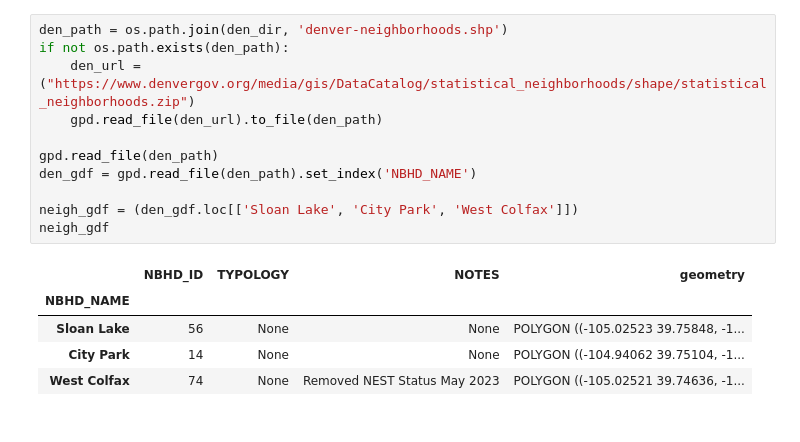
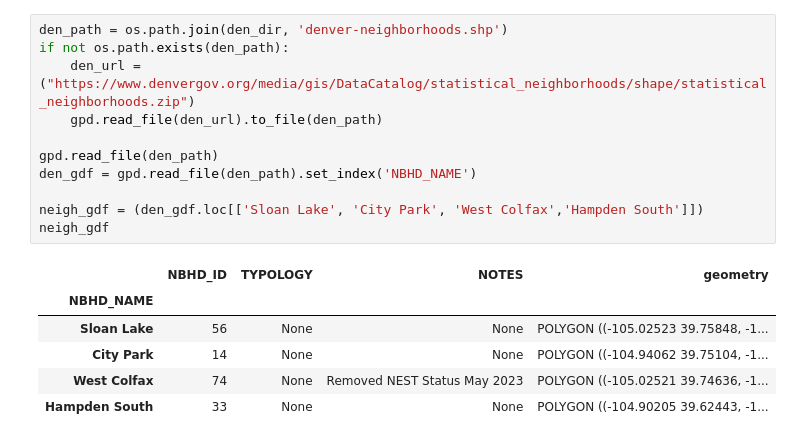
Before and after one commit to jsmi374/-jsmi374-.gitbub.io, a Jupyter notebook: notebooks/Denver_NDVI_neigh_.ipynb, the cells around one changed output. Saved outputs shown, nothing was run; the diff lists cells and outputs as text.

```diff
--- a/notebooks/Denver_NDVI_neigh_.ipynb
+++ b/notebooks/Denver_NDVI_neigh_.ipynb
@@ -36,17 +36,18 @@ for a_dir in [den_dir, ndvi_dir]:
 # %%
 den_path = os.path.join(den_dir, 'denver-neighborhoods.shp')
 if not os.path.exists(den_path):
     den_url = ("https://www.denvergov.org/media/gis/DataCatalog/statistical_neighborhoods/shape/statistical_neighborhoods.zip")
     gpd.read_file(den_url).to_file(den_path)
 
 gpd.read_file(den_path)
 den_gdf = gpd.read_file(den_path).set_index('NBHD_NAME')
 
-neigh_gdf = (den_gdf.loc[['Sloan Lake', 'City Park', 'West Colfax']])
+neigh_gdf = (den_gdf.loc[['Sloan Lake', 'City Park', 'West Colfax','Hampden South']])
 neigh_gdf
 # %% [output]
 |  | NBHD_ID | TYPOLOGY | NOTES | geometry |
 | NBHD_NAME |  |  |  |  |
 | Sloan Lake | 56 | None | None | POLYGON ((-105.02523 39.75848, -1... |
 | City Park | 14 | None | None | POLYGON ((-104.94062 39.75104, -1... |
 | West Colfax | 74 | None | Removed NEST Status May 2023 | POLYGON ((-105.02521 39.74636, -1... |
+| Hampden South | 33 | None | None | POLYGON ((-104.90205 39.62443, -1... |
```
Also changed, not shown: parts of 3 cells of this notebook.
